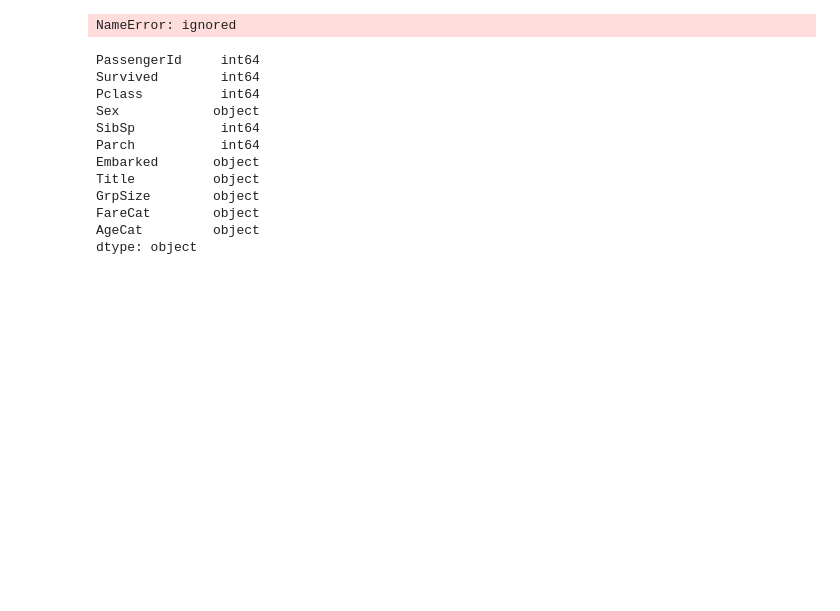
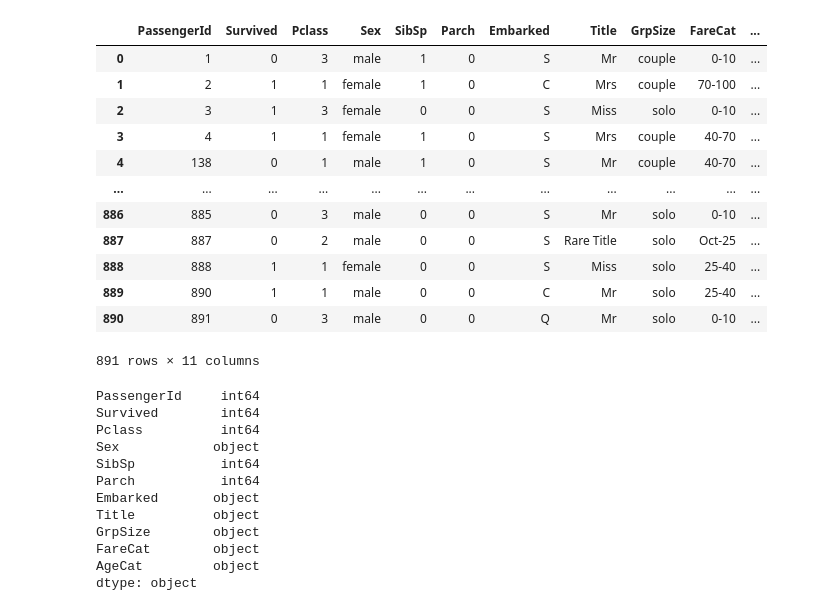
Before and after one commit to FaizaAli-DS/AI-DS-Projects, a Jupyter notebook: SVM_on_Titanic_Dataset.ipynb, the cells around one changed output. Drawn from its saved outputs; the diff is of its cells as text; code cells hidden in the pictures; blank space fills up the shorter version.

```diff
--- a/SVM_on_Titanic_Dataset.ipynb
+++ b/SVM_on_Titanic_Dataset.ipynb
@@ -9,8 +9,20 @@ from sklearn.metrics import accuracy_score
 # %%
-df = pd.read_csv('/titanic_clean.csv')
+df = pd.read_csv('/content/titanic_clean.csv')
 df
 # %% [output]
+|  | PassengerId | Survived | Pclass | Sex | SibSp | Parch | Embarked | Title | GrpSize | FareCat | ... |
+| 0 | 1 | 0 | 3 | male | 1 | 0 | S | Mr | couple | 0-10 | ... |
+| 1 | 2 | 1 | 1 | female | 1 | 0 | C | Mrs | couple | 70-100 | ... |
+| 2 | 3 | 1 | 3 | female | 0 | 0 | S | Miss | solo | 0-10 | ... |
+| 3 | 4 | 1 | 1 | female | 1 | 0 | S | Mrs | couple | 40-70 | ... |
+| 4 | 138 | 0 | 1 | male | 1 | 0 | S | Mr | couple | 40-70 | ... |
+| ... | ... | ... | ... | ... | ... | ... | ... | ... | ... | ... | ... |
+| 886 | 885 | 0 | 3 | male | 0 | 0 | S | Mr | solo | 0-10 | ... |
+| 887 | 887 | 0 | 2 | male | 0 | 0 | S | Rare Title | solo | Oct-25 | ... |
+| 888 | 888 | 1 | 1 | female | 0 | 0 | S | Miss | solo | 25-40 | ... |
+| 889 | 890 | 1 | 1 | male | 0 | 0 | C | Mr | solo | 25-40 | ... |
+| 890 | 891 | 0 | 3 | male | 0 | 0 | Q | Mr | solo | 0-10 | ... |
-NameError: ignored
+891 rows × 11 columns
 # %%
 df.dtypes
 # %% [output]
```
Also changed, not shown: parts of 5 cells of this notebook.
